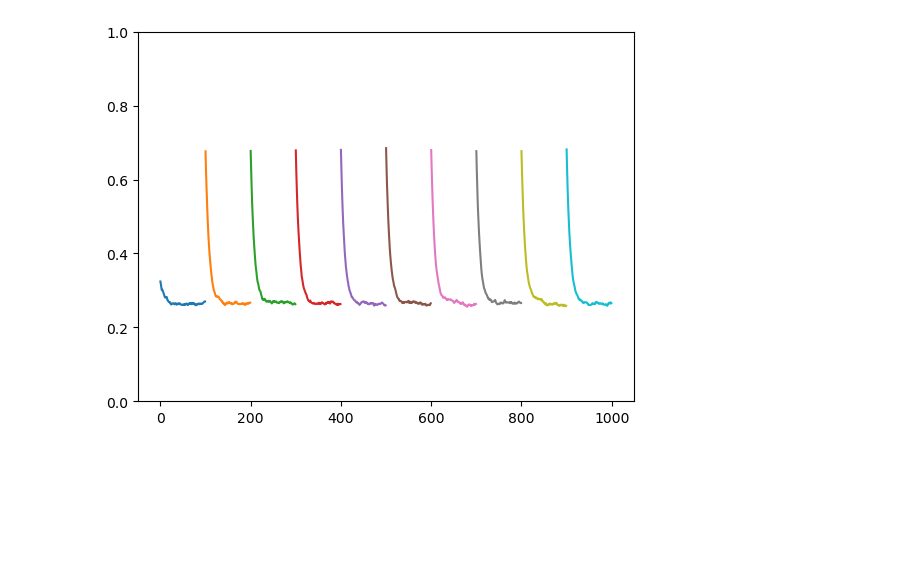
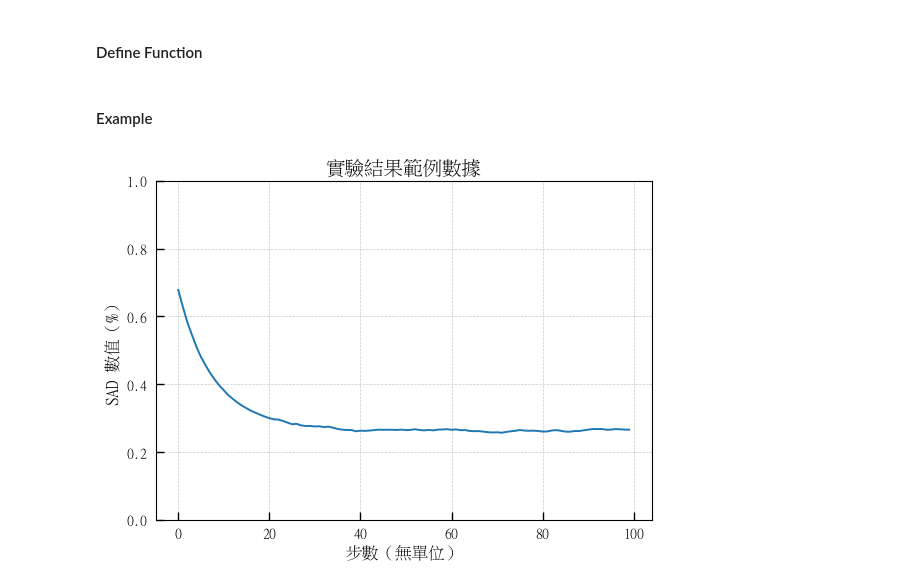
Before and after one commit to happpycorn/2024_ScienceFair_Mirror, a Jupyter notebook: Script/Other/ReadData.ipynb, the cells around one changed output. Saved outputs shown, nothing was run; the diff lists cells and outputs as text; code cells hidden in the pictures; blank space fills up the shorter version.

```diff
--- a/Script/Other/ReadData.ipynb
+++ b/Script/Other/ReadData.ipynb
@@ -6,2 +27,2 @@ Read Data
 # %%
-data = pd.read_csv(r"C:\Users\happp\Documents\2024_ScienceFair_Mirror\exp_data.csv")
+folder = r"C:\Users\happp\Documents\2024_ScienceFair_Mirror"
@@ -10,9 +29,46 @@ Data View
-# %%
-for i in range(10):
-    values = data[str(i)].values
-    plt.plot(range(i*100, i*100 + len(values)), values)
-
-plt.ylim(0, 1)
-plt.show()
-# %% [output]
-[figure, removed]
+# %%
+data = pd.read_csv(os.path.join(folder, r"exp_data.csv"))
+# %% [markdown]
+#### Define Function
+# %%
+def makePltTable(
+        title="標題",
+        xlabel="X 軸",
+        ylabel="Y 軸"
+    ):
+
+    plt.title(title)
+    plt.xlabel(xlabel)
+    plt.ylabel(ylabel)
+
+    plt.grid(True, linestyle='--', linewidth=0.5, alpha=0.7)  # 使用虛線網格
+
+    plt.tick_params(axis='both', direction='in', length=6, width=1)  # 刻度向內
+
+    plt.legend(loc='best', fontsize=10, frameon=False)  # 最佳位置，去掉邊框
+# %% [markdown]
+#### Example
+# %%
+# 範例數據
+y = data[str(1)].values  # y 軸數據
+x = range(len(y))  # x 軸數據
+
+plt.plot(x, y)
+
+plt.ylim(0, 1)
+
+makePltTable(
+
+    "實驗結果範例數據",
+    "步數（無單位）",
+    "SAD 數值（%）"
+)
+
+plt.savefig(
+    os.path.join(folder, "output.png"),
+    dpi=300, bbox_inches='tight'
+)  # 儲存為 PNG 格式
+
+plt.show()
+# %% [output]
+[figure, added]
```
Also changed, not shown: parts of 13 cells of this notebook, 15 other files.
